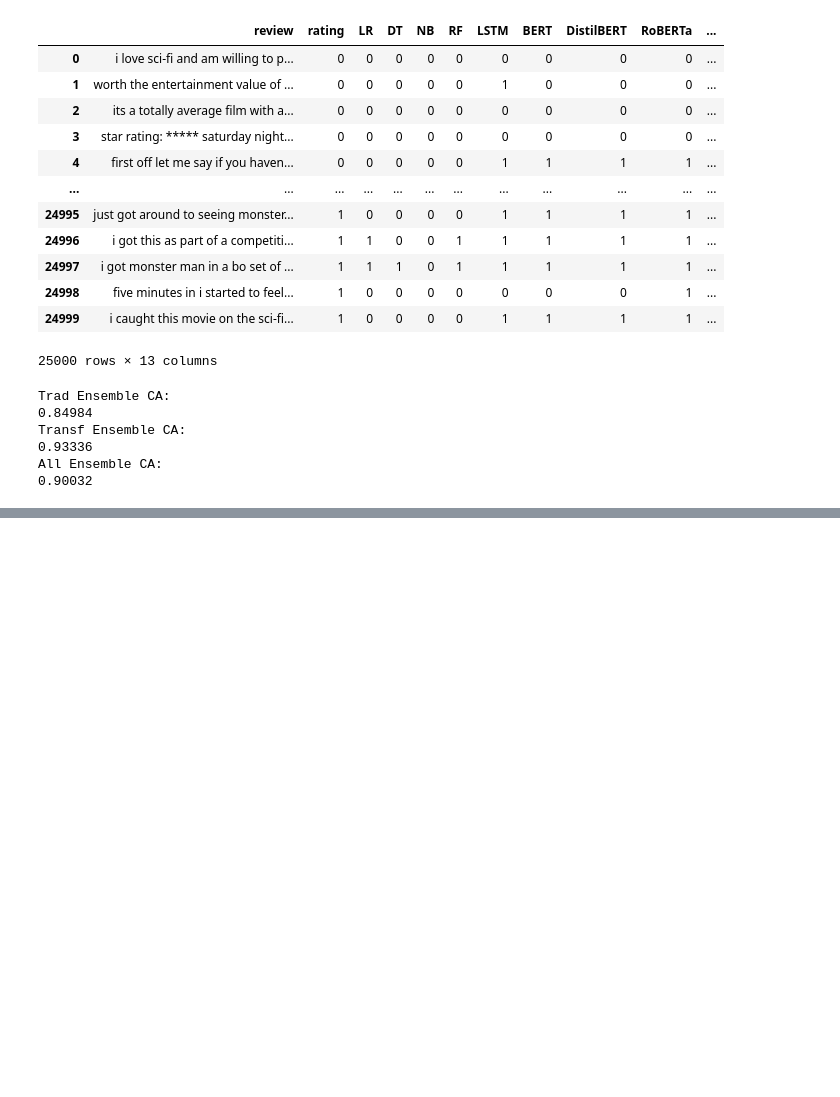
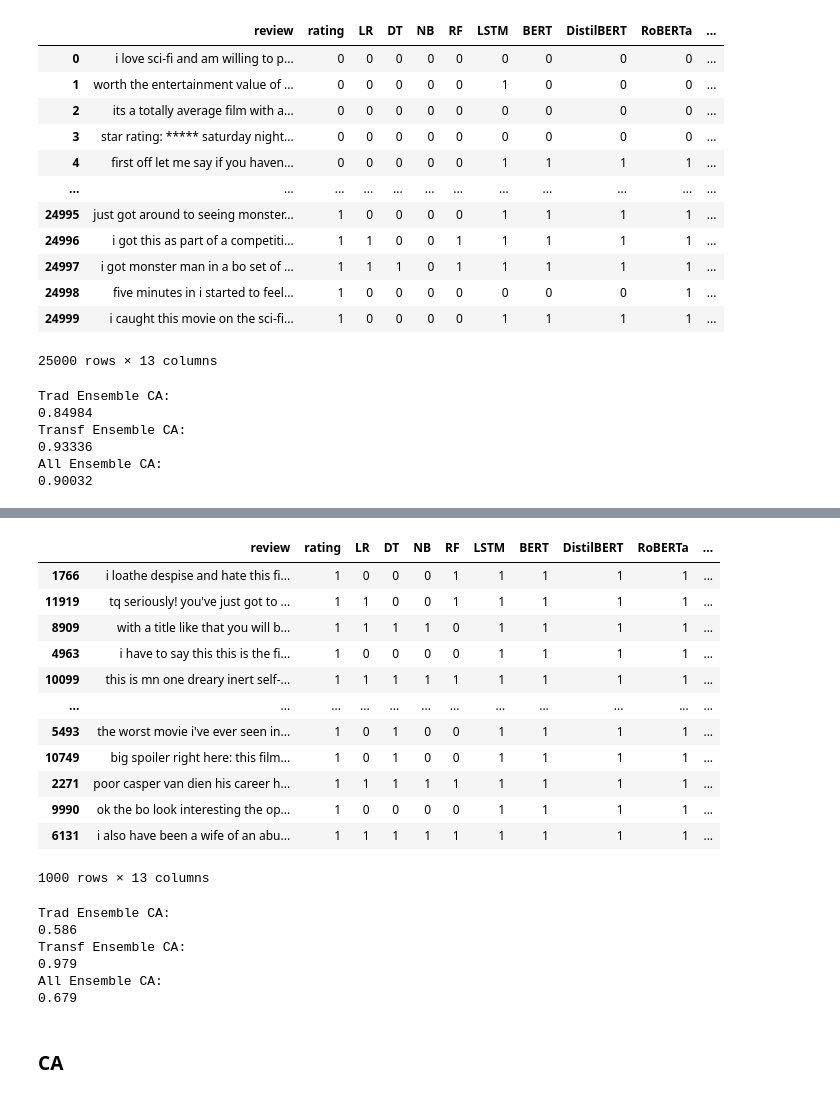
Before and after one commit to EgehanEralp/colabnotebooks, a Jupyter notebook: ensemble_defense.ipynb, the cells around one changed output, grey strips where cells are left out. Cells and saved outputs as stored; diff of their text form; code cells hidden in the pictures; blank space fills up the shorter version.

```diff
--- a/ensemble_defense.ipynb
+++ b/ensemble_defense.ipynb
@@ -2389,0 +4749,33 @@ All Ensemble CA:
+# %%
+unpickled_df_end.AllModelEnsemblePreds = unpickled_df_end.AllModelEnsemblePreds.astype('int')
+unpickled_df_end
+# %% [output]
+|  | review | rating | LR | DT | NB | RF | LSTM | BERT | DistilBERT | RoBERTa | ... |
+| 1766 | i loathe despise and hate this fi... | 1 | 0 | 0 | 0 | 1 | 1 | 1 | 1 | 1 | ... |
+| 11919 | tq seriously! you've just got to ... | 1 | 1 | 0 | 0 | 1 | 1 | 1 | 1 | 1 | ... |
+| 8909 | with a title like that you will b... | 1 | 1 | 1 | 1 | 0 | 1 | 1 | 1 | 1 | ... |
+| 4963 | i have to say this this is the fi... | 1 | 0 | 0 | 0 | 0 | 1 | 1 | 1 | 1 | ... |
+| 10099 | this is mn one dreary inert self-... | 1 | 1 | 1 | 1 | 1 | 1 | 1 | 1 | 1 | ... |
+| ... | ... | ... | ... | ... | ... | ... | ... | ... | ... | ... | ... |
+| 5493 | the worst movie i've ever seen in... | 1 | 0 | 1 | 0 | 0 | 1 | 1 | 1 | 1 | ... |
+| 10749 | big spoiler right here: this film... | 1 | 0 | 1 | 0 | 0 | 1 | 1 | 1 | 1 | ... |
+| 2271 | poor casper van dien his career h... | 1 | 1 | 1 | 1 | 1 | 1 | 1 | 1 | 1 | ... |
+| 9990 | ok the bo look interesting the op... | 1 | 0 | 0 | 0 | 0 | 1 | 1 | 1 | 1 | ... |
+| 6131 | i also have been a wife of an abu... | 1 | 1 | 1 | 1 | 1 | 1 | 1 | 1 | 1 | ... |
+1000 rows × 13 columns
+# %%
+print("Trad Ensemble CA:")
+print(accuracy_score(unpickled_df_end['rating'], unpickled_df_end['TraditionalEnsemblePreds']))
+print("Transf Ensemble CA:")
+print(accuracy_score(unpickled_df_end['rating'], unpickled_df_end['TransformerEnsemblePreds']))
+print("All Ensemble CA:")
+print(accuracy_score(unpickled_df_end['rating'], unpickled_df_end['AllModelEnsemblePreds']))
+# %% [output]
+Trad Ensemble CA:
+0.586
+Transf Ensemble CA:
+0.979
+All Ensemble CA:
+0.679
+# %% [markdown]
+### CA
```
Also changed, not shown: parts of 196 cells of this notebook.
